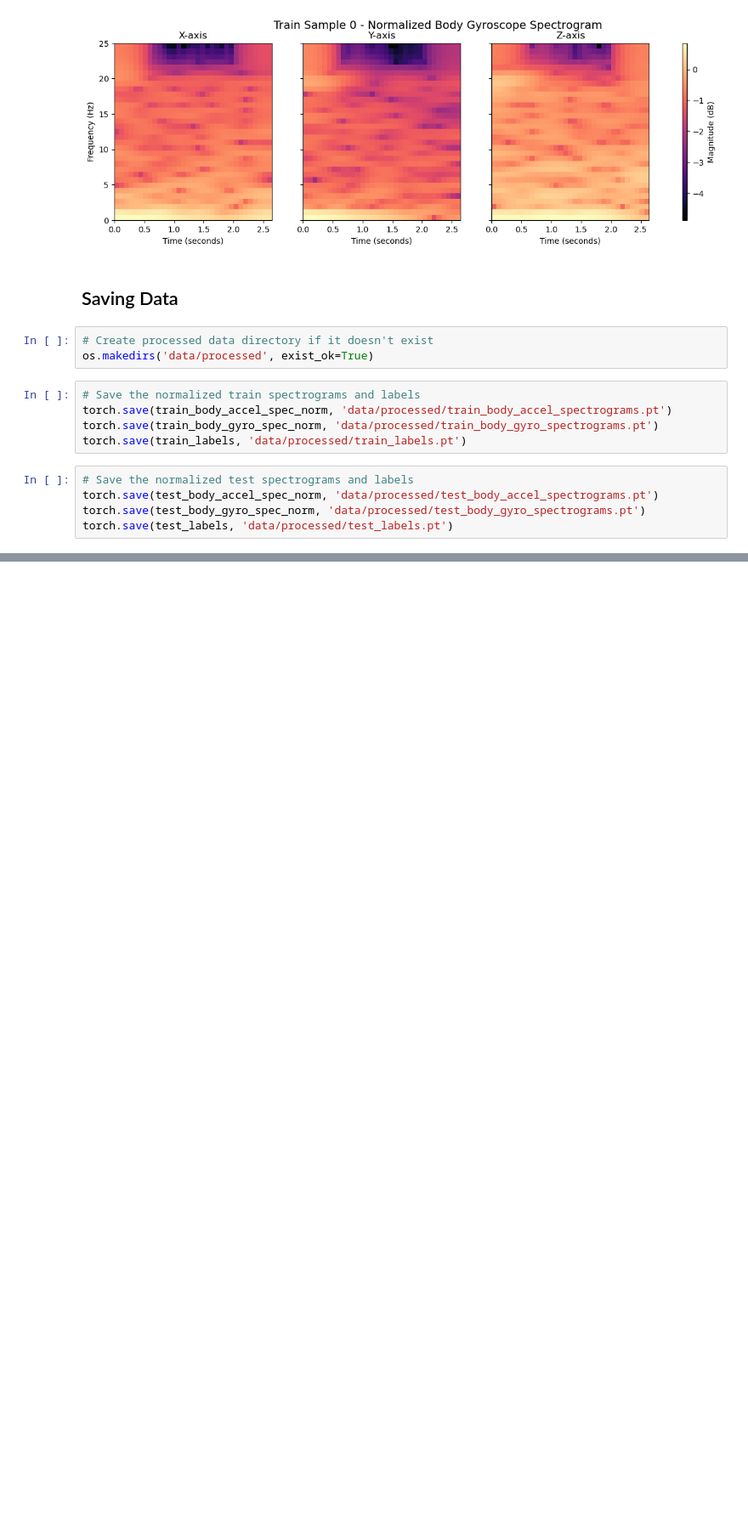
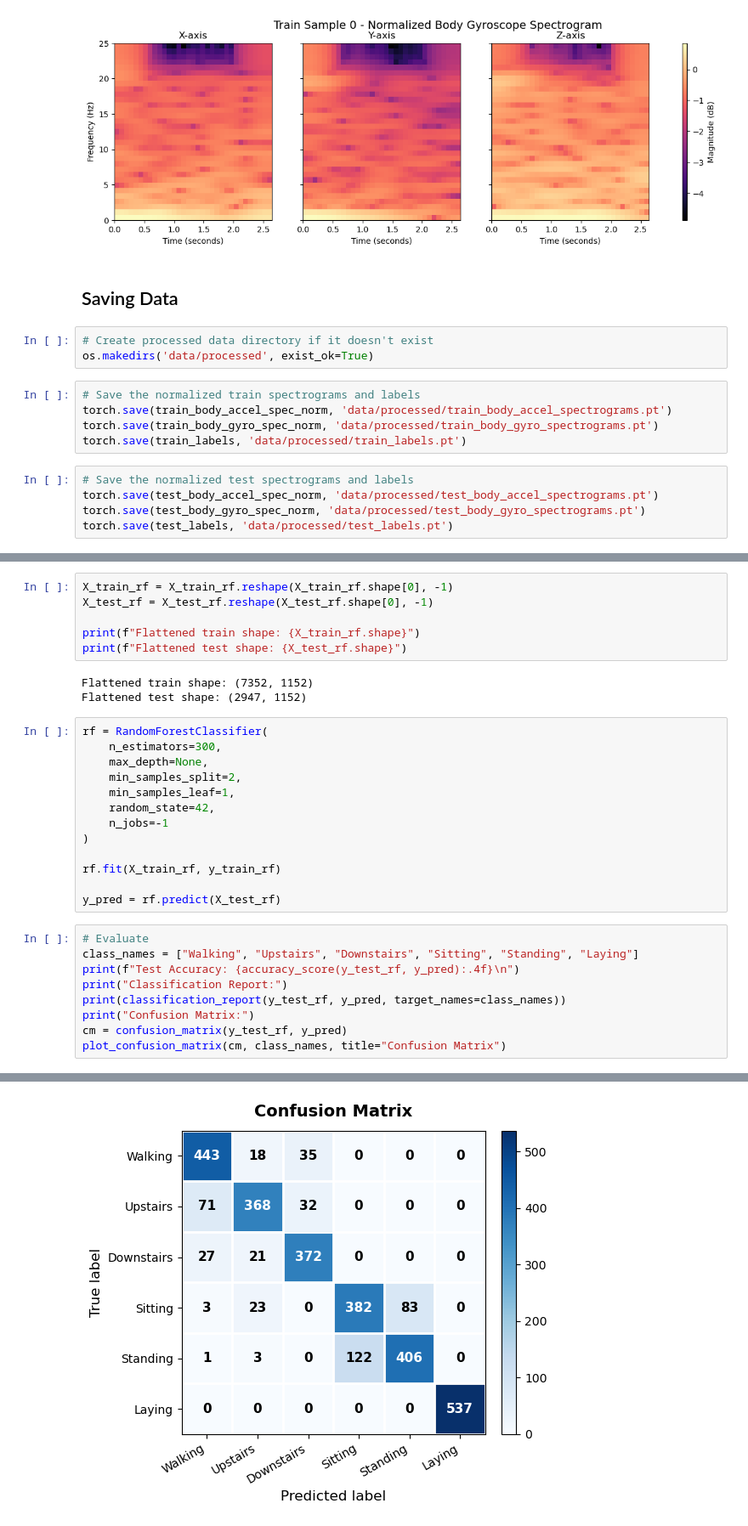
Before and after one commit to BanBot-2/EE-342-Final-Project-Code, a Jupyter notebook: final_project_report.ipynb, the cells around one changed output, grey strips where cells are left out. Shown at 85% size. Saved outputs shown, nothing was run; the diff lists cells and outputs as text; blank space fills up the shorter version.

Commit message:
RF final report integration

```diff
--- a/final_project_report.ipynb
+++ b/final_project_report.ipynb
@@ -354,0 +430,32 @@ torch.save(test_labels, 'data/processed/test_labels.pt')
+# %%
+X_train_rf = X_train_rf.reshape(X_train_rf.shape[0], -1)
+X_test_rf = X_test_rf.reshape(X_test_rf.shape[0], -1)
+
+print(f"Flattened train shape: {X_train_rf.shape}")
+print(f"Flattened test shape: {X_test_rf.shape}")
+# %% [output]
+Flattened train shape: (7352, 1152)
+Flattened test shape: (2947, 1152)
+# %%
+rf = RandomForestClassifier(
+    n_estimators=300,
+    max_depth=None,
+    min_samples_split=2,
+    min_samples_leaf=1,
+    random_state=42,
+    n_jobs=-1
+)
+
+rf.fit(X_train_rf, y_train_rf)
+
+y_pred = rf.predict(X_test_rf)
+# %%
+# Evaluate
+class_names = ["Walking", "Upstairs", "Downstairs", "Sitting", "Standing", "Laying"]
+print(f"Test Accuracy: {accuracy_score(y_test_rf, y_pred):.4f}\n")
+print("Classification Report:")
+print(classification_report(y_test_rf, y_pred, target_names=class_names))
+print("Confusion Matrix:")
+cm = confusion_matrix(y_test_rf, y_pred)
+plot_confusion_matrix(cm, class_names, title="Confusion Matrix")
+# %% [output]
@@ -354,0 +479 @@ torch.save(test_labels, 'data/processed/test_labels.pt')
+[figure, added]
```
Also changed, not shown: parts of 7 cells of this notebook, 1 other file.
